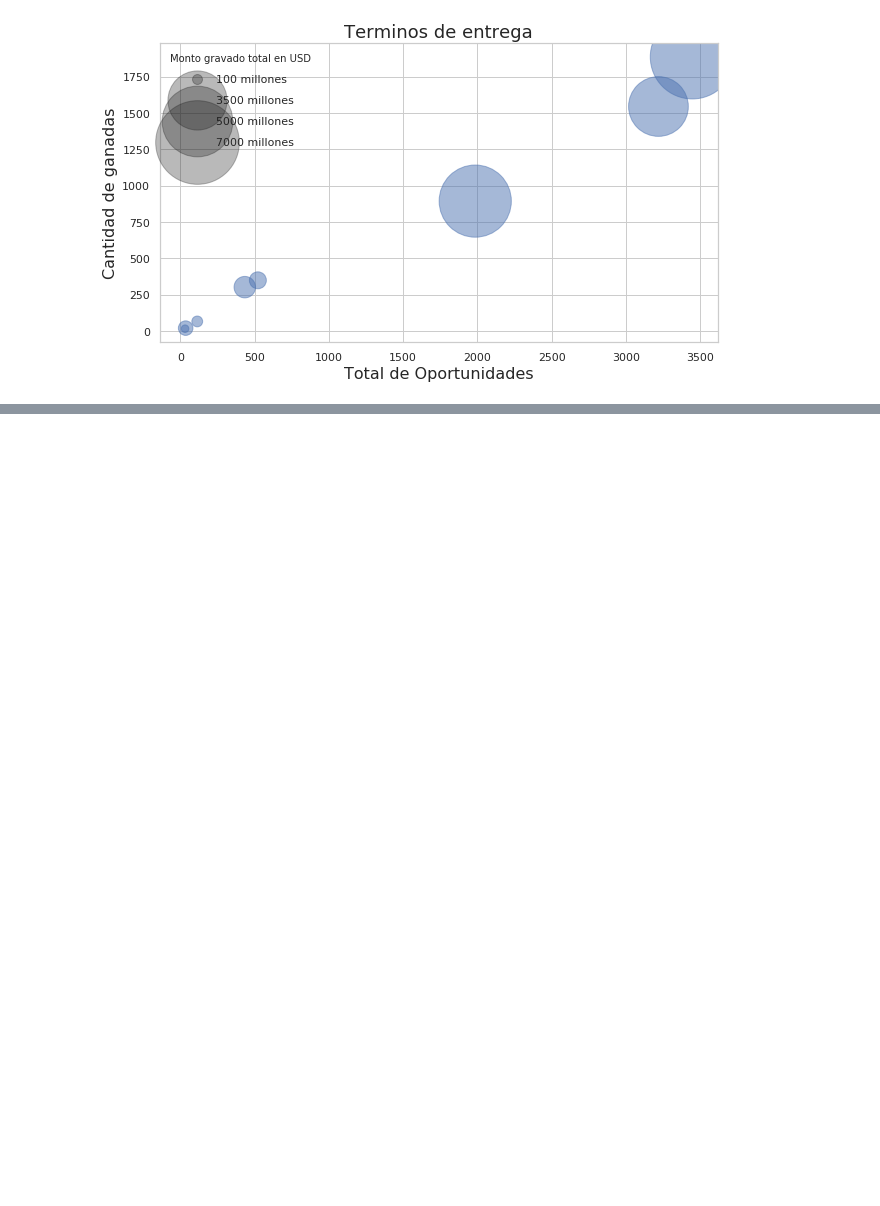
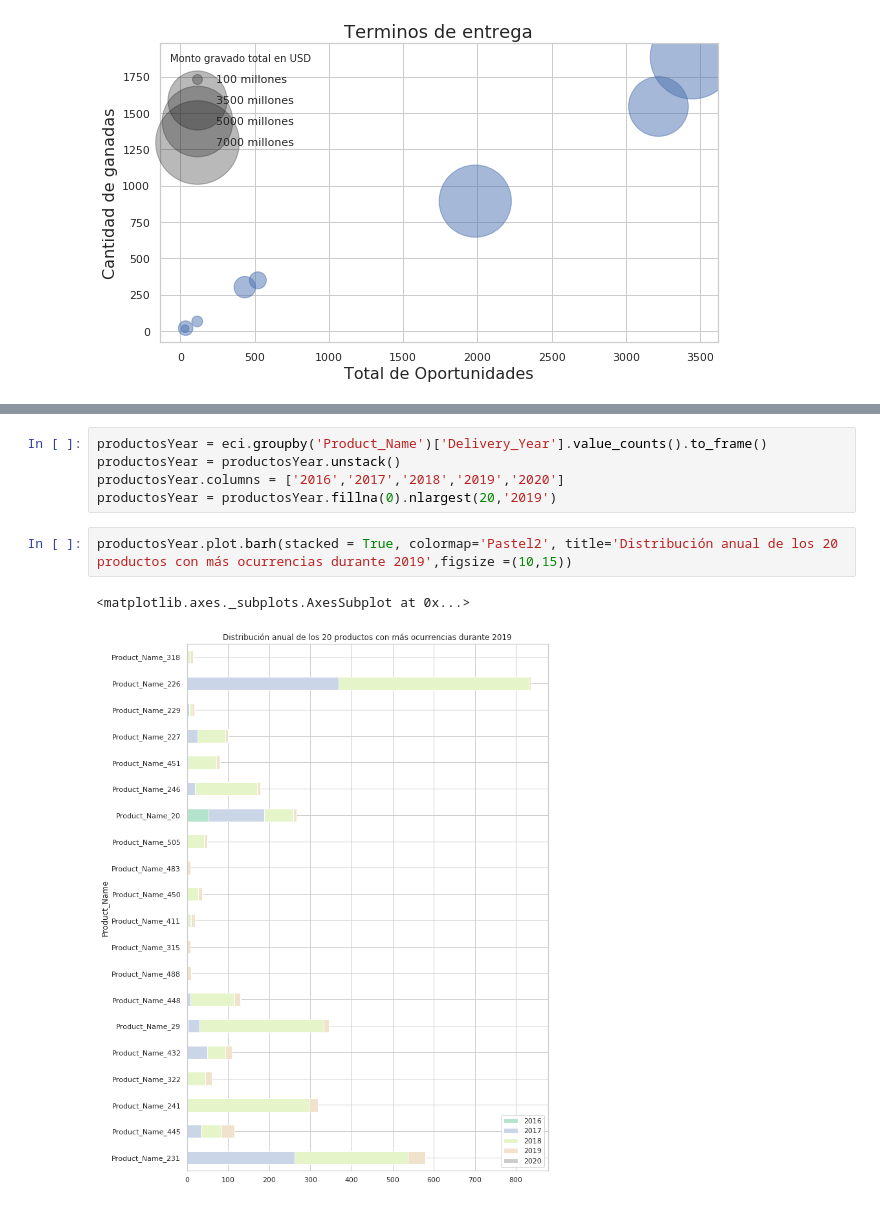
Before and after one commit to germanbc/Organizacion-de-Datos-2c2020-TP1, a Jupyter notebook: TP1.ipynb, the cells around one changed output, grey strips where cells are left out. Cells and saved outputs as stored; diff of their text form; blank space fills up the shorter version.

```diff
--- a/TP1.ipynb
+++ b/TP1.ipynb
@@ -898,0 +911,10 @@ plt.legend(scatterpoints=1, frameon=False, labelspacing=1, title='Monto gravado
+# %%
+productosYear = eci.groupby('Product_Name')['Delivery_Year'].value_counts().to_frame()
+productosYear = productosYear.unstack()
+productosYear.columns = ['2016','2017','2018','2019','2020']
+productosYear = productosYear.fillna(0).nlargest(20,'2019')
+# %%
+productosYear.plot.barh(stacked = True, colormap='Pastel2', title='Distribución anual de los 20 productos con más ocurrencias durante 2019',figsize =(10,15))
+# %% [output]
+<matplotlib.axes._subplots.AxesSubplot at 0x...>
+[figure, added]
```
Also changed, not shown: parts of 3 cells of this notebook.
